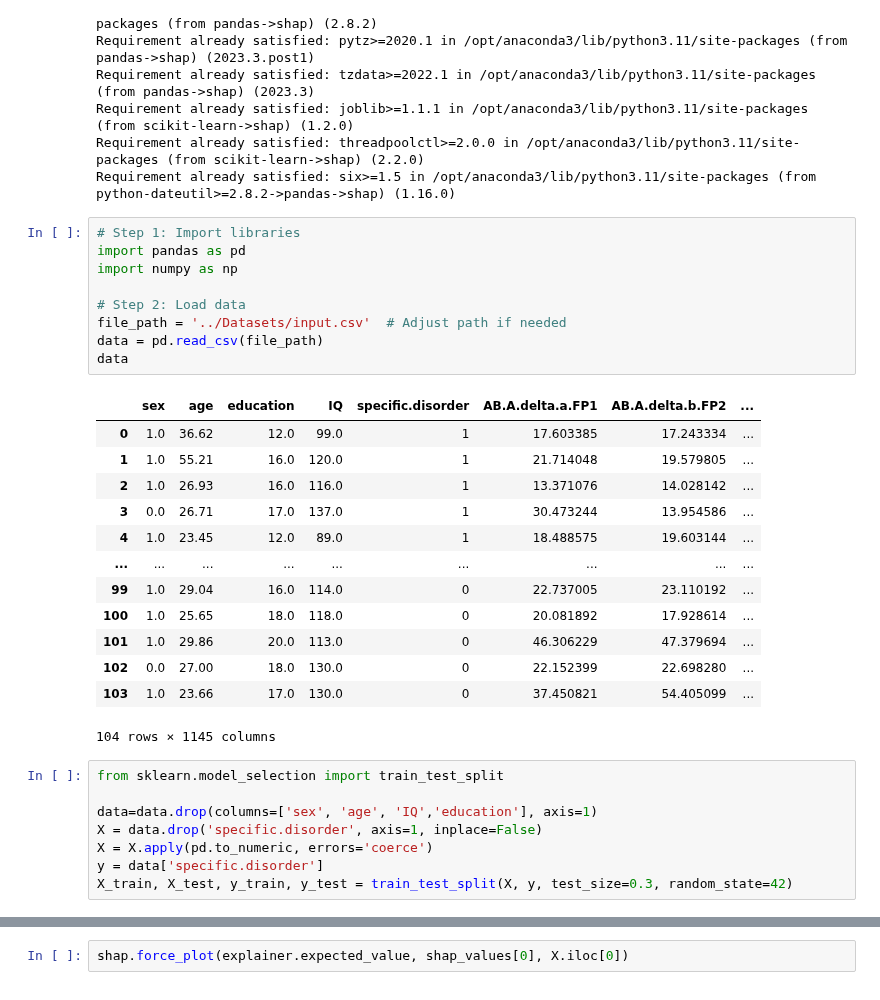
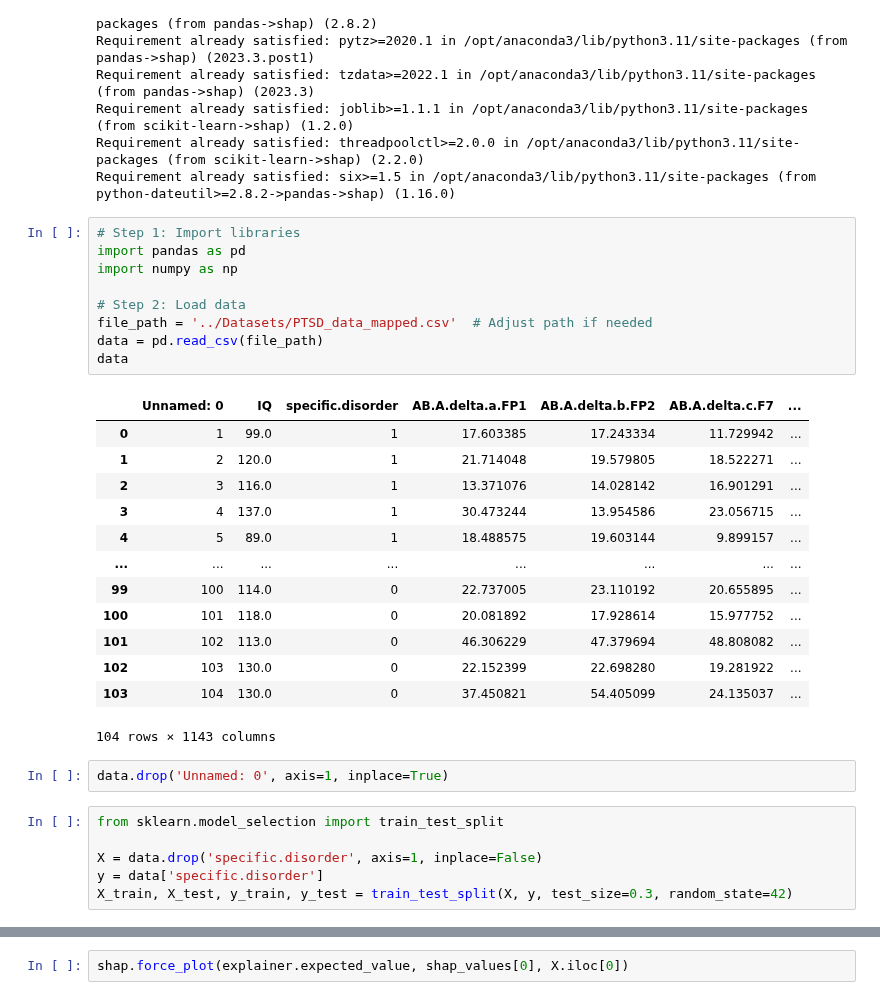
Before and after one commit to twix402/NeuroML, a Jupyter notebook: Codes/shap.ipynb, the cells around one changed output, grey strips where cells are left out. Cells and saved outputs as stored; diff of their text form.

```diff
--- a/Codes/shap.ipynb
+++ b/Codes/shap.ipynb
@@ -21,32 +21,32 @@ Requirement already satisfied: six>=1.5 in /opt/anaconda3/lib/python3.11/site-pa
 # %%
 # Step 1: Import libraries
 import pandas as pd
 import numpy as np
 
 # Step 2: Load data
-file_path = '../Datasets/input.csv'  # Adjust path if needed
+file_path = '../Datasets/PTSD_data_mapped.csv'  # Adjust path if needed
 data = pd.read_csv(file_path)
 data
 # %% [output]
-|  | sex | age | education | IQ | specific.disorder | AB.A.delta.a.FP1 | AB.A.delta.b.FP2 | ... |
-| 0 | 1.0 | 36.62 | 12.0 | 99.0 | 1 | 17.603385 | 17.243334 | ... |
-| 1 | 1.0 | 55.21 | 16.0 | 120.0 | 1 | 21.714048 | 19.579805 | ... |
-| 2 | 1.0 | 26.93 | 16.0 | 116.0 | 1 | 13.371076 | 14.028142 | ... |
-| 3 | 0.0 | 26.71 | 17.0 | 137.0 | 1 | 30.473244 | 13.954586 | ... |
-| 4 | 1.0 | 23.45 | 12.0 | 89.0 | 1 | 18.488575 | 19.603144 | ... |
-| ... | ... | ... | ... | ... | ... | ... | ... | ... |
-| 99 | 1.0 | 29.04 | 16.0 | 114.0 | 0 | 22.737005 | 23.110192 | ... |
-| 100 | 1.0 | 25.65 | 18.0 | 118.0 | 0 | 20.081892 | 17.928614 | ... |
-| 101 | 1.0 | 29.86 | 20.0 | 113.0 | 0 | 46.306229 | 47.379694 | ... |
-| 102 | 0.0 | 27.00 | 18.0 | 130.0 | 0 | 22.152399 | 22.698280 | ... |
-| 103 | 1.0 | 23.66 | 17.0 | 130.0 | 0 | 37.450821 | 54.405099 | ... |
+|  | Unnamed: 0 | IQ | specific.disorder | AB.A.delta.a.FP1 | AB.A.delta.b.FP2 | AB.A.delta.c.F7 | ... |
+| 0 | 1 | 99.0 | 1 | 17.603385 | 17.243334 | 11.729942 | ... |
+| 1 | 2 | 120.0 | 1 | 21.714048 | 19.579805 | 18.522271 | ... |
+| 2 | 3 | 116.0 | 1 | 13.371076 | 14.028142 | 16.901291 | ... |
+| 3 | 4 | 137.0 | 1 | 30.473244 | 13.954586 | 23.056715 | ... |
+| 4 | 5 | 89.0 | 1 | 18.488575 | 19.603144 | 9.899157 | ... |
+| ... | ... | ... | ... | ... | ... | ... | ... |
+| 99 | 100 | 114.0 | 0 | 22.737005 | 23.110192 | 20.655895 | ... |
+| 100 | 101 | 118.0 | 0 | 20.081892 | 17.928614 | 15.977752 | ... |
+| 101 | 102 | 113.0 | 0 | 46.306229 | 47.379694 | 48.808082 | ... |
+| 102 | 103 | 130.0 | 0 | 22.152399 | 22.698280 | 19.281922 | ... |
+| 103 | 104 | 130.0 | 0 | 37.450821 | 54.405099 | 24.135037 | ... |
-104 rows × 1145 columns
+104 rows × 1143 columns
+# %%
+data.drop('Unnamed: 0', axis=1, inplace=True)
 # %%
 from sklearn.model_selection import train_test_split
 
-data=data.drop(columns=['sex', 'age', 'IQ','education'], axis=1)
 X = data.drop('specific.disorder', axis=1, inplace=False)
-X = X.apply(pd.to_numeric, errors='coerce')
 y = data['specific.disorder']
 X_train, X_test, y_train, y_test = train_test_split(X, y, test_size=0.3, random_state=42)
 # %%
```
Also changed, not shown: parts of 8 cells of this notebook, 39 other files.
